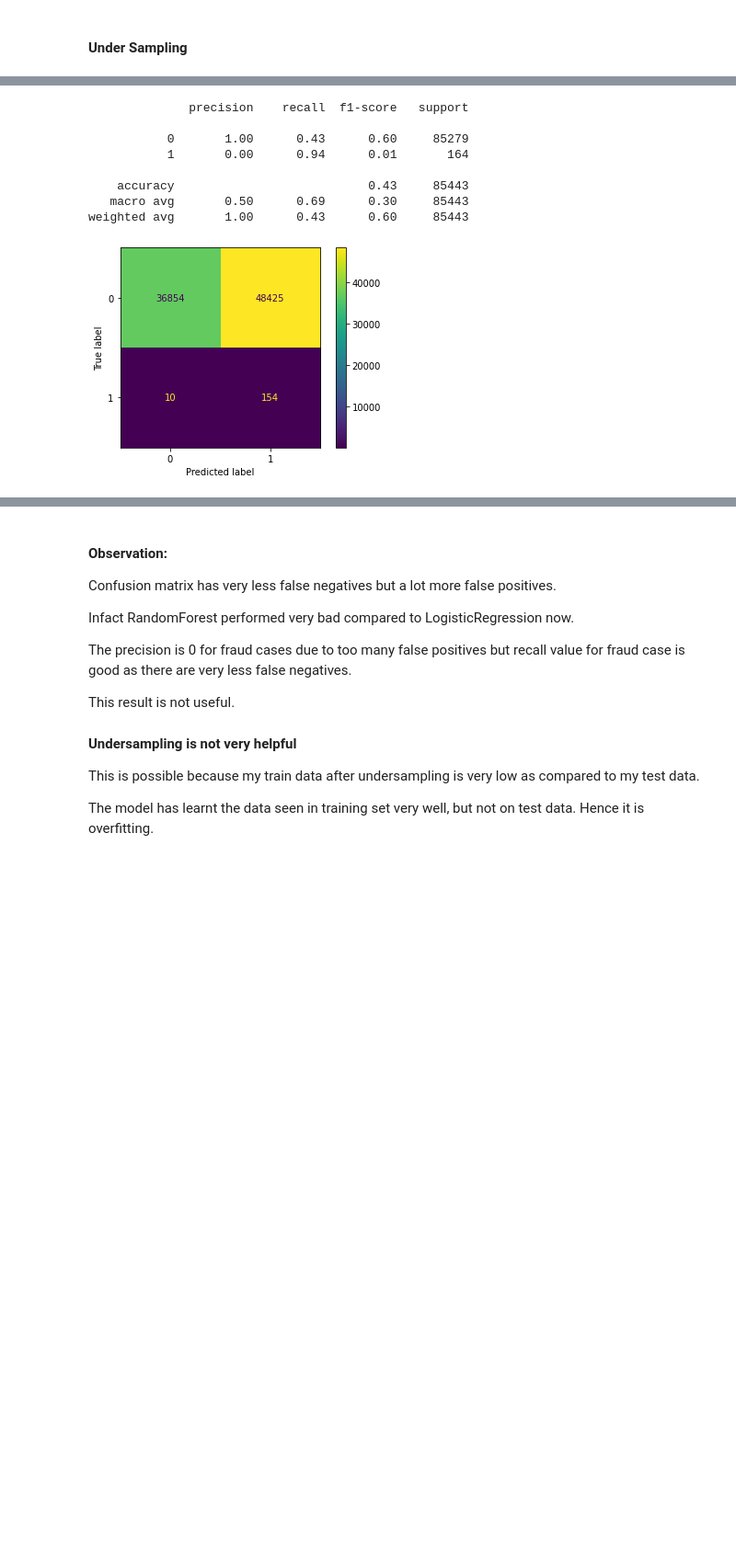
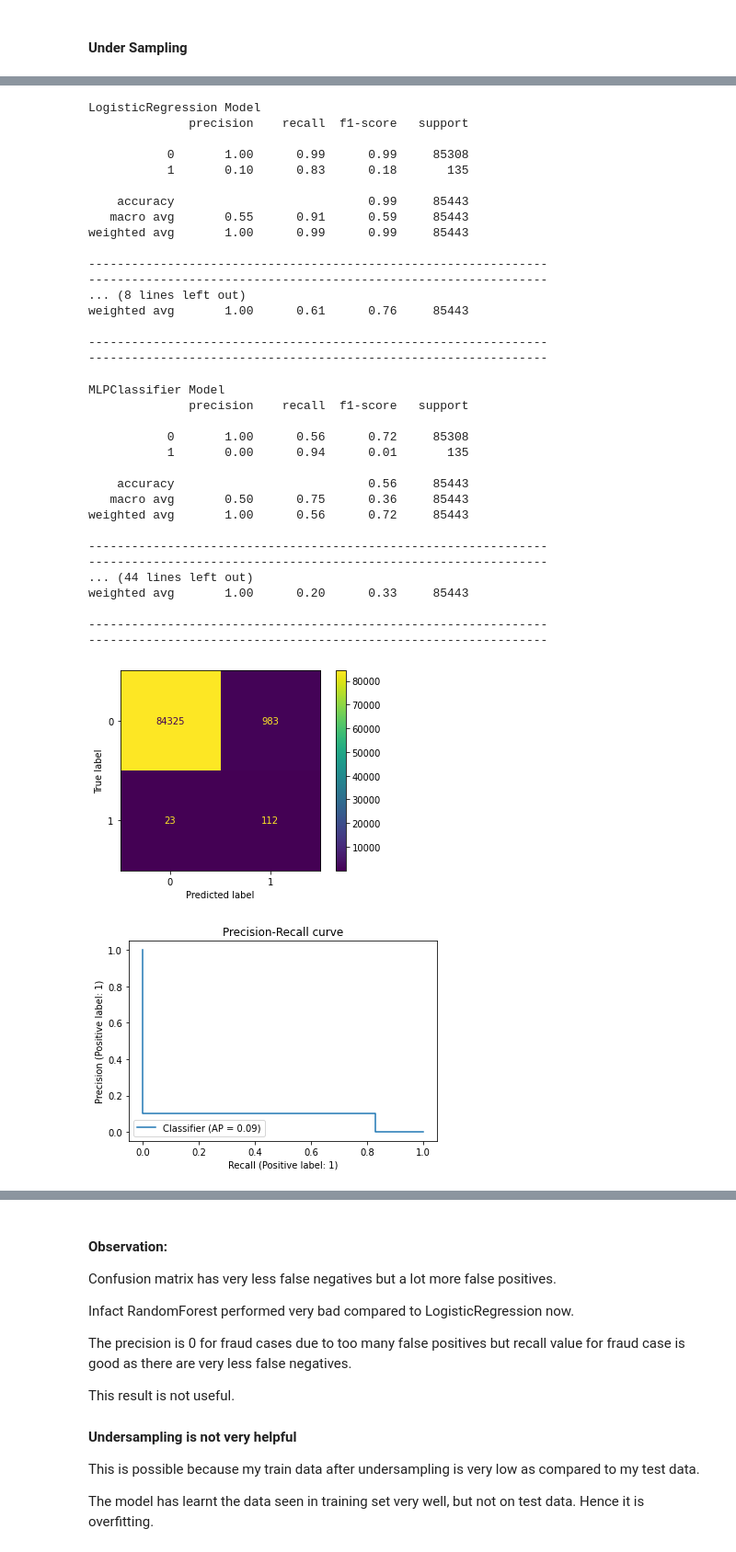
Before and after one commit to PadmakarDeshpande/ML_projects, a Jupyter notebook: Credit_Card_Fraud_Detection/Code.ipynb, the cells around one changed output, grey strips where cells are left out. Shown: that part at 92% size. Drawn from its saved outputs; the diff is of its cells as text; code cells hidden in the pictures; blank space fills up the shorter version.

```diff
--- a/Credit_Card_Fraud_Detection/Code.ipynb
+++ b/Credit_Card_Fraud_Detection/Code.ipynb
@@ -361,4 +374,0 @@ Class distribution after: Counter({0: 410, 1: 328})
-# %%
-log = LogisticRegression()
-log.fit(X_train_us, y_train_us)
-y_pred = log.predict(X_test)
@@ -387,4 +374,0 @@ This result is not useful either because of too many false positives.
-# %%
-mlp = MLPClassifier()
-mlp.fit(X_train_us, y_train_us)
-y_pred = mlp.predict(X_test)
@@ -409,4 +374,0 @@ Lets explore with RandomForest
-# %%
-rfc = RandomForestClassifier()
-rfc.fit(X_train_us, y_train_us)
-y_pred = rfc.predict(X_test)
@@ -428,19 +375,39 @@ weighted avg       1.00      0.11      0.20     85443
-# %%
-knn = KNeighborsClassifier(n_neighbors=5)
-knn.fit(X_train_us, y_train_us)
-y_pred = knn.predict(X_test)
-# %%
-print(classification_report(y_test, y_pred))
-
-cm = confusion_matrix(y_test, y_pred)
-cmd = ConfusionMatrixDisplay(cm).plot()
-# %% [output]
-              precision    recall  f1-score   support
-
-           0       1.00      0.43      0.60     85279
-           1       0.00      0.94      0.01       164
-
-    accuracy                           0.43     85443
-   macro avg       0.50      0.69      0.30     85443
-weighted avg       1.00      0.43      0.60     85443
-[figure, removed]
+# %%
+results = train_test_compare(X_train_us, y_train_us, X_test, y_test)
+# %% [output]
+LogisticRegression Model
+              precision    recall  f1-score   support
+
+           0       1.00      0.99      0.99     85308
+           1       0.10      0.83      0.18       135
+
+    accuracy                           0.99     85443
+   macro avg       0.55      0.91      0.59     85443
+weighted avg       1.00      0.99      0.99     85443
+
+----------------------------------------------------------------
+----------------------------------------------------------------
+... (8 lines left out)
+weighted avg       1.00      0.61      0.76     85443
+
+----------------------------------------------------------------
+----------------------------------------------------------------
+MLPClassifier Model
+              precision    recall  f1-score   support
+
+           0       1.00      0.56      0.72     85308
+           1       0.00      0.94      0.01       135
+
+    accuracy                           0.56     85443
+   macro avg       0.50      0.75      0.36     85443
+weighted avg       1.00      0.56      0.72     85443
+
+----------------------------------------------------------------
+----------------------------------------------------------------
+... (44 lines left out)
+weighted avg       1.00      0.20      0.33     85443
+
+----------------------------------------------------------------
+----------------------------------------------------------------
+[figure, added]
+[figure, added]
```
Also changed, not shown: parts of 73 cells of this notebook.
